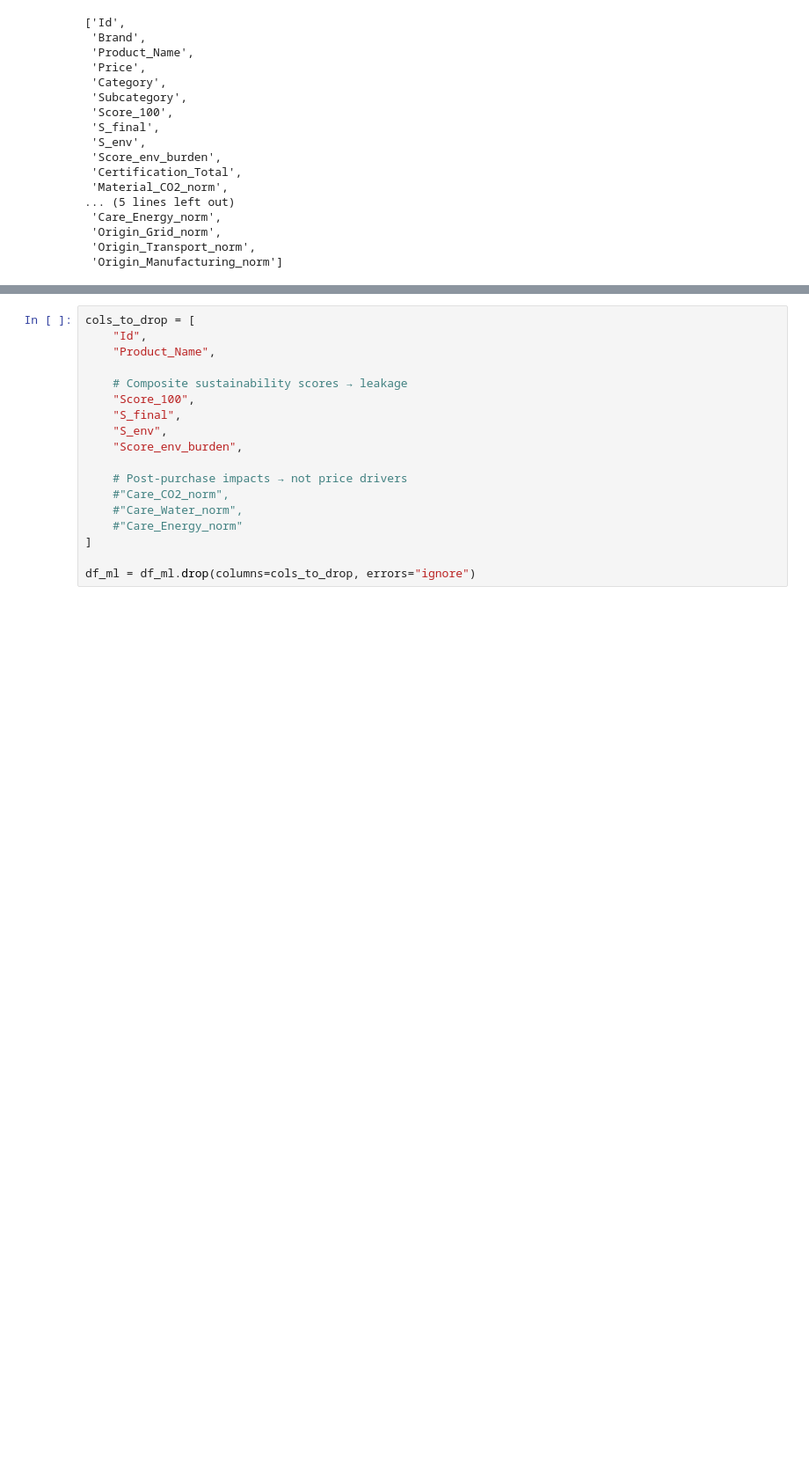
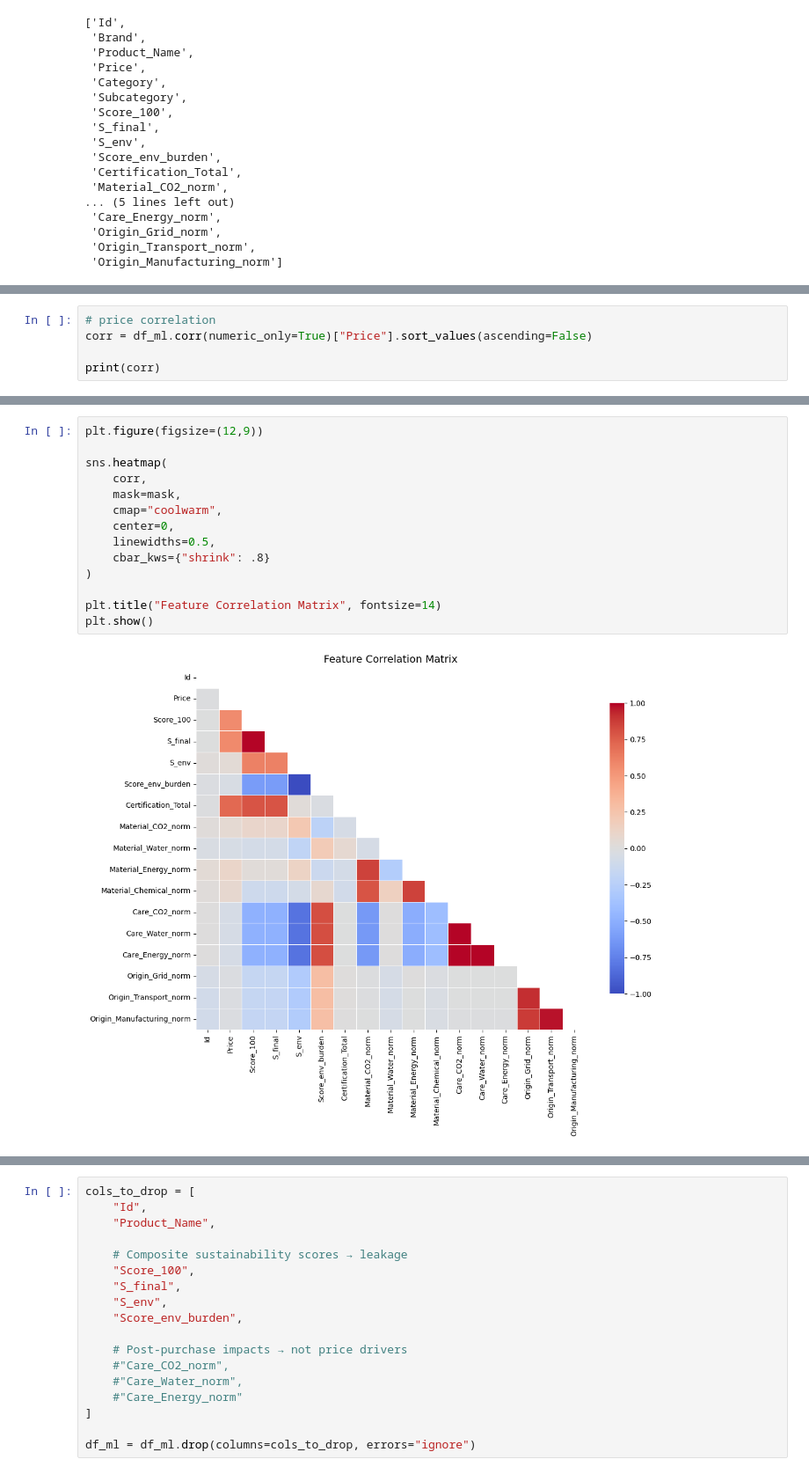
Before and after one commit to lmcassidy/Quantifying-sustainability-in-fashion-, a Jupyter notebook: Model_Predict_Price.ipynb, the cells around one changed output, grey strips where cells are left out. Shown at 88% size. Saved outputs shown, nothing was run; the diff lists cells and outputs as text; blank space fills up the shorter version.

```diff
--- a/Model_Predict_Price.ipynb
+++ b/Model_Predict_Price.ipynb
@@ -135,0 +149,5 @@ list(df_ml.columns)
+# %%
+# price correlation
+corr = df_ml.corr(numeric_only=True)["Price"].sort_values(ascending=False)
+
+print(corr)
@@ -135,0 +208,16 @@ list(df_ml.columns)
+# %%
+plt.figure(figsize=(12,9))
+
+sns.heatmap(
+    corr,
+    mask=mask,
+    cmap="coolwarm",
+    center=0,
+    linewidths=0.5,
+    cbar_kws={"shrink": .8}
+)
+
+plt.title("Feature Correlation Matrix", fontsize=14)
+plt.show()
+# %% [output]
+[figure, added]
```
Also changed, not shown: parts of 33 cells of this notebook.
